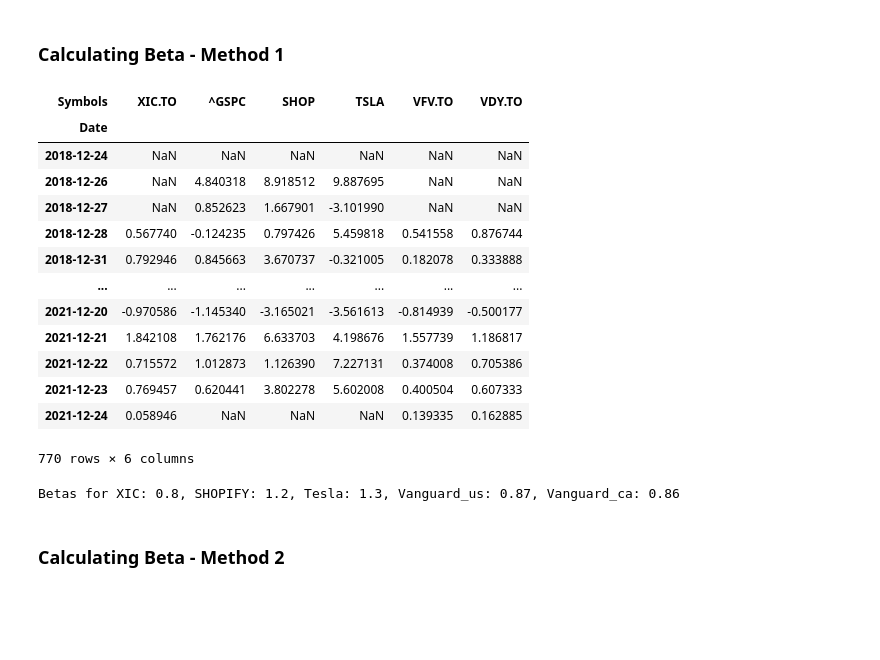
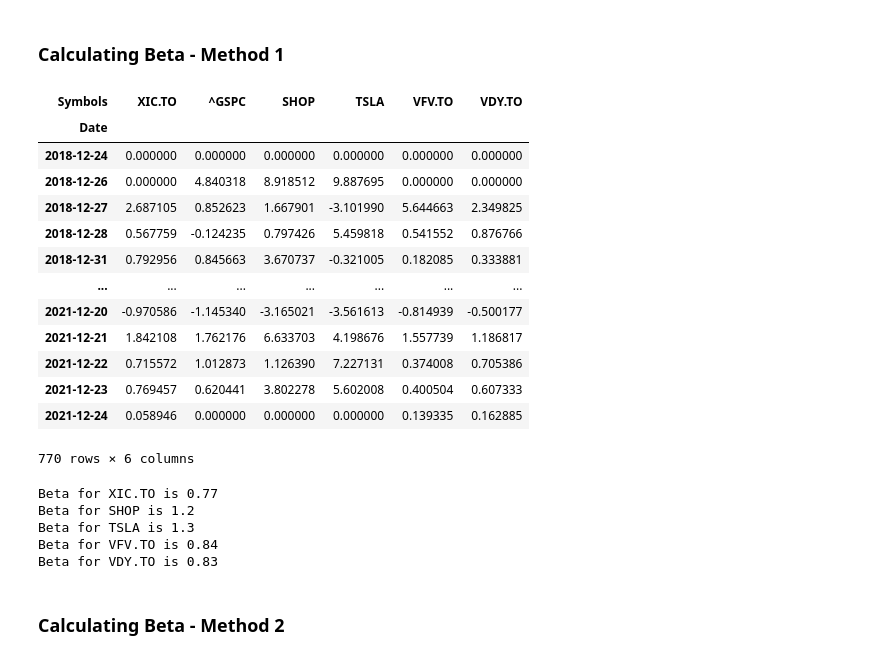
Before and after one commit to LarsTinnefeld/financial-analysis, a Jupyter notebook: transactions.ipynb, the cells around one changed output. Cells and saved outputs as stored; diff of their text form; code cells hidden in the pictures; blank space fills up the shorter version.

```diff
--- a/transactions.ipynb
+++ b/transactions.ipynb
@@ -64,0 +87,5 @@ df_stocks
+# %%
+# No duplicated dates
+# 1.9% NaN for specific stocks; it is not a big impact to fill these gaps
+df_stocks.fillna(method="ffill", inplace=True)
+df_stocks
@@ -67,19 +114,20 @@ df_stocks
 # %%
 # Generating dataframe with returns
 df_returns = np.log(df_stocks / df_stocks.shift()) *100
+df_returns.iloc[0] = 0
 df_returns
 # %% [output]
 | Symbols | XIC.TO | ^GSPC | SHOP | TSLA | VFV.TO | VDY.TO |
 | Date |  |  |  |  |  |  |
-| 2018-12-24 | NaN | NaN | NaN | NaN | NaN | NaN |
-| 2018-12-26 | NaN | 4.840318 | 8.918512 | 9.887695 | NaN | NaN |
-| 2018-12-27 | NaN | 0.852623 | 1.667901 | -3.101990 | NaN | NaN |
-| 2018-12-28 | 0.567740 | -0.124235 | 0.797426 | 5.459818 | 0.541558 | 0.876744 |
-| 2018-12-31 | 0.792946 | 0.845663 | 3.670737 | -0.321005 | 0.182078 | 0.333888 |
+| 2018-12-24 | 0.000000 | 0.000000 | 0.000000 | 0.000000 | 0.000000 | 0.000000 |
+| 2018-12-26 | 0.000000 | 4.840318 | 8.918512 | 9.887695 | 0.000000 | 0.000000 |
+| 2018-12-27 | 2.687105 | 0.852623 | 1.667901 | -3.101990 | 5.644663 | 2.349825 |
+| 2018-12-28 | 0.567759 | -0.124235 | 0.797426 | 5.459818 | 0.541552 | 0.876766 |
+| 2018-12-31 | 0.792956 | 0.845663 | 3.670737 | -0.321005 | 0.182085 | 0.333881 |
 | ... | ... | ... | ... | ... | ... | ... |
 | 2021-12-20 | -0.970586 | -1.145340 | -3.165021 | -3.561613 | -0.814939 | -0.500177 |
 | 2021-12-21 | 1.842108 | 1.762176 | 6.633703 | 4.198676 | 1.557739 | 1.186817 |
 | 2021-12-22 | 0.715572 | 1.012873 | 1.126390 | 7.227131 | 0.374008 | 0.705386 |
 | 2021-12-23 | 0.769457 | 0.620441 | 3.802278 | 5.602008 | 0.400504 | 0.607333 |
-| 2021-12-24 | 0.058946 | NaN | NaN | NaN | 0.139335 | 0.162885 |
+| 2021-12-24 | 0.058946 | 0.000000 | 0.000000 | 0.000000 | 0.139335 | 0.162885 |
 770 rows × 6 columns
@@ -94,4 +133,0 @@ beta_vdy = cov.loc['VDY.TO', '^GSPC'] / var
-# %%
-print('Betas for XIC: {:1.2}, SHOPIFY: {:1.2}, Tesla: {:1.2}, Vanguard_us: {:1.2}, Vanguard_ca: {:1.2}'.format(beta_xic, beta_shop, beta_tsla, beta_vfv, beta_vdy))
-# %% [output]
-Betas for XIC: 0.8, SHOPIFY: 1.2, Tesla: 1.3, Vanguard_us: 0.87, Vanguard_ca: 0.86
@@ -98,3 +143,13 @@ Betas for XIC: 0.8, SHOPIFY: 1.2, Tesla: 1.3, Vanguard_us: 0.87, Vanguard_ca: 0.
+# %%
+for i in df_returns.columns:
+    if i != '^GSPC':
+        print('Beta for {} is {:1.2}'.format(i, calc_beta(df_returns, i)))
+# %% [output]
+Beta for XIC.TO is 0.77
+Beta for SHOP is 1.2
+Beta for TSLA is 1.3
+Beta for VFV.TO is 0.84
+Beta for VDY.TO is 0.83
 # %% [markdown]
 ### Calculating Beta - Method 2
 # %%
```
Also changed, not shown: parts of 25 cells of this notebook.
